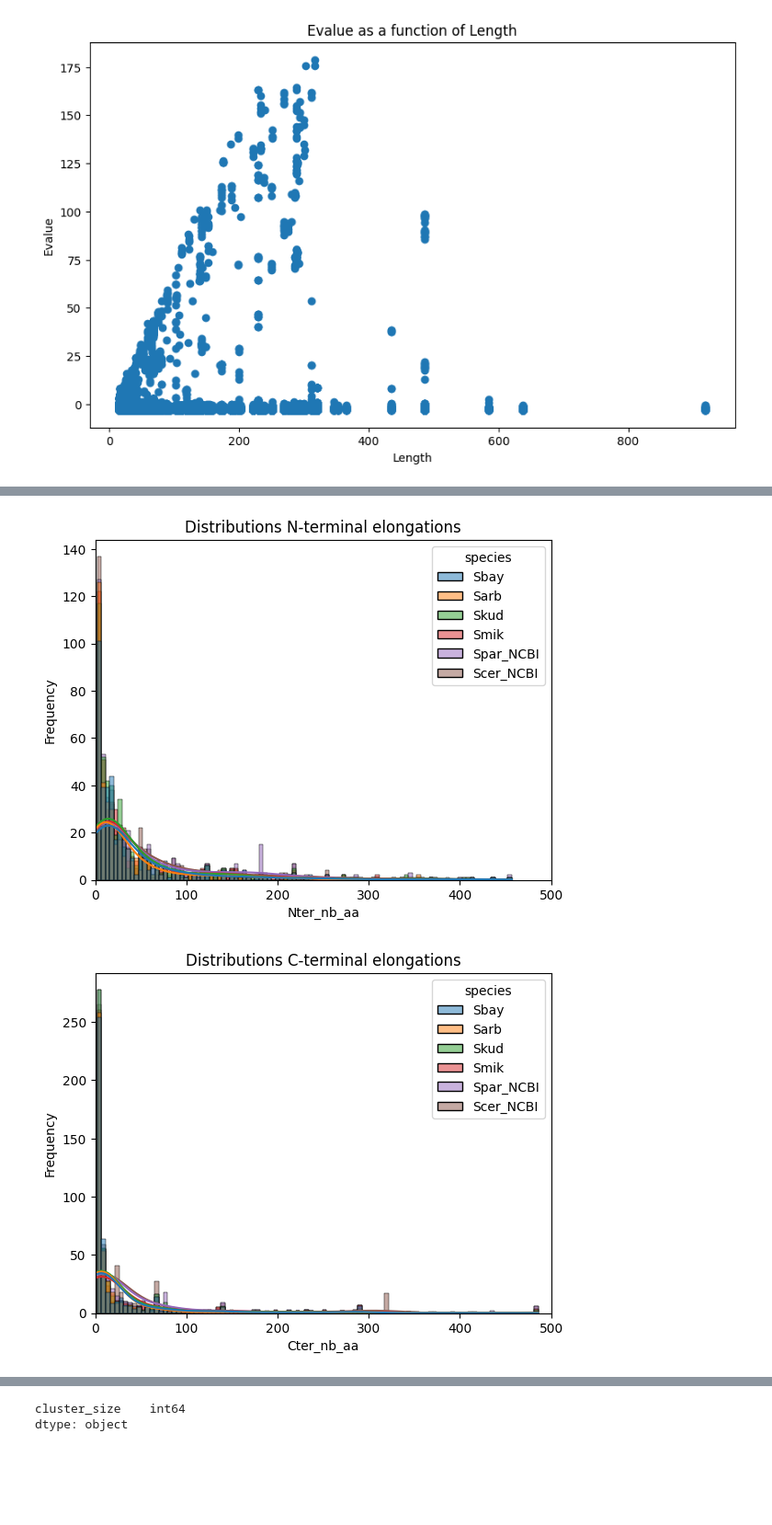
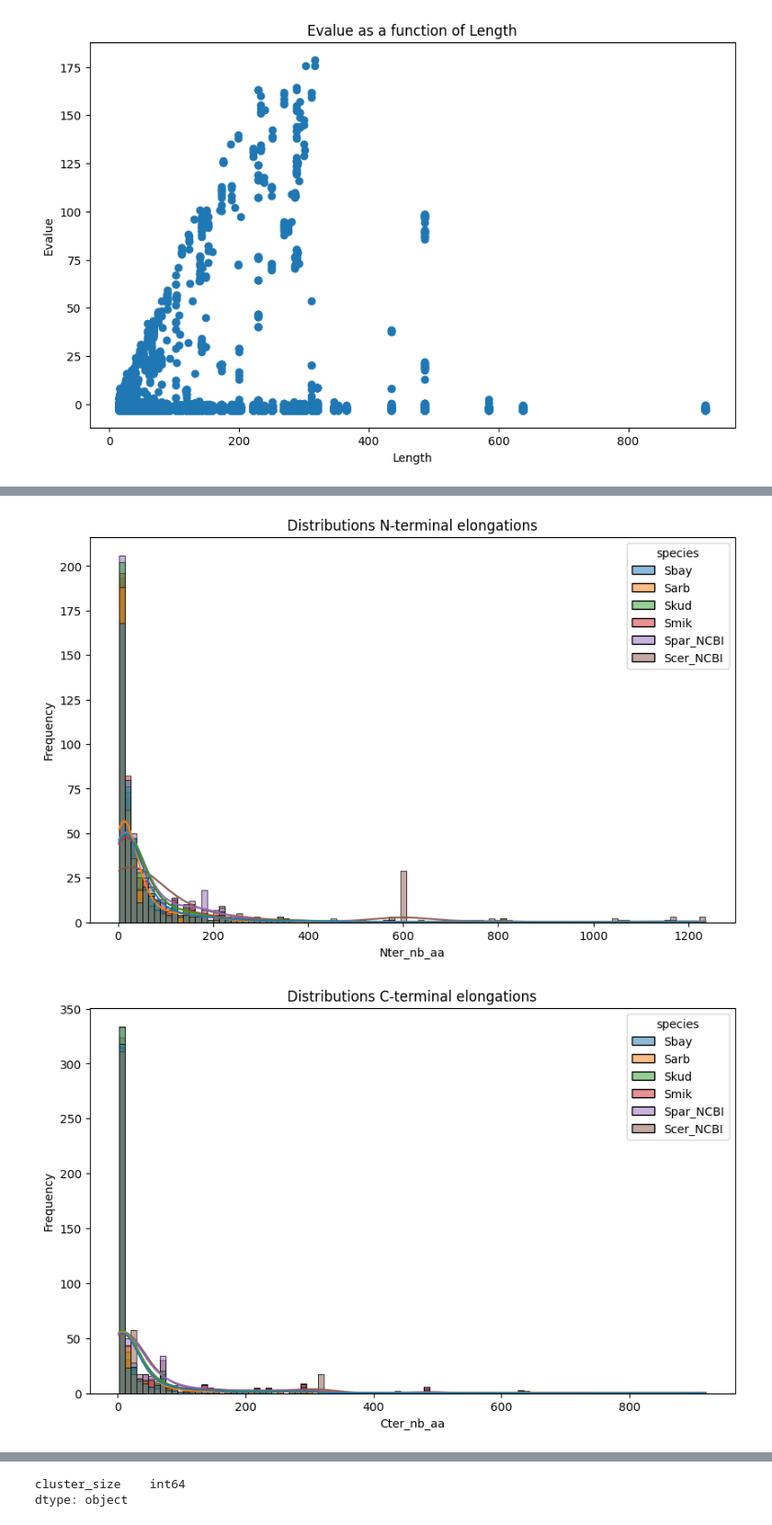
Before and after one commit to Sherman-1/Elongates, a Jupyter notebook: plots.ipynb, the cells around one changed output, grey strips where cells are left out. Shown at 92% size. Cells and saved outputs as stored; diff of their text form; code cells hidden in the pictures; blank space fills up the shorter version.

Commit message:
Some more plots

```diff
--- a/plots.ipynb
+++ b/plots.ipynb
@@ -266,30 +266,32 @@ plt.show()
 # %%
 import seaborn as sns
 import matplotlib.pyplot as plt
 import numpy as np
 
-data_nter = elongates.filter((pl.col("Nter_nb_aa") > 1) & (pl.col("Nter_nb_aa") < 500)).to_pandas()
-data_cter = elongates.filter((pl.col("Cter_nb_aa") > 1) & (pl.col("Cter_nb_aa") < 500)).to_pandas()
+data_nter = elongates.filter((pl.col("Nter_nb_aa") > 1) ).to_pandas()
+data_cter = elongates.filter((pl.col("Cter_nb_aa") > 1) ).to_pandas()
 
 # Define the number of bins and the range of x-axis
 
 x_range = (0, 500)  # Set your desired x-axis range
+plt.figure(figsize=(10, 6))
 sns.histplot(x=data_nter['Nter_nb_aa'], bins=100, kde = True, hue = data_nter["species"])
 # Set the range of x-axis
-plt.xlim(x_range)
+#plt.xlim(x_range)
 plt.title('Distributions N-terminal elongations')
 plt.ylabel('Frequency')
 plt.show()
 
+plt.figure(figsize=(10, 6))
 sns.histplot(x=data_cter['Cter_nb_aa'], bins=100, kde = True, hue = data_cter["species"])
 # Set the range of x-axis
-plt.xlim(x_range)
+#plt.xlim(x_range)
 plt.title('Distributions C-terminal elongations')
 plt.ylabel('Frequency')
 plt.show()
 # %% [output]
-[figure, old version]
+[figure, new version]
-[figure, old version]
+[figure, new version]
 # %%
 import matplotlib.colors as mcolors
 
```
Also changed, not shown: parts of 4 cells of this notebook, 3 other files.
